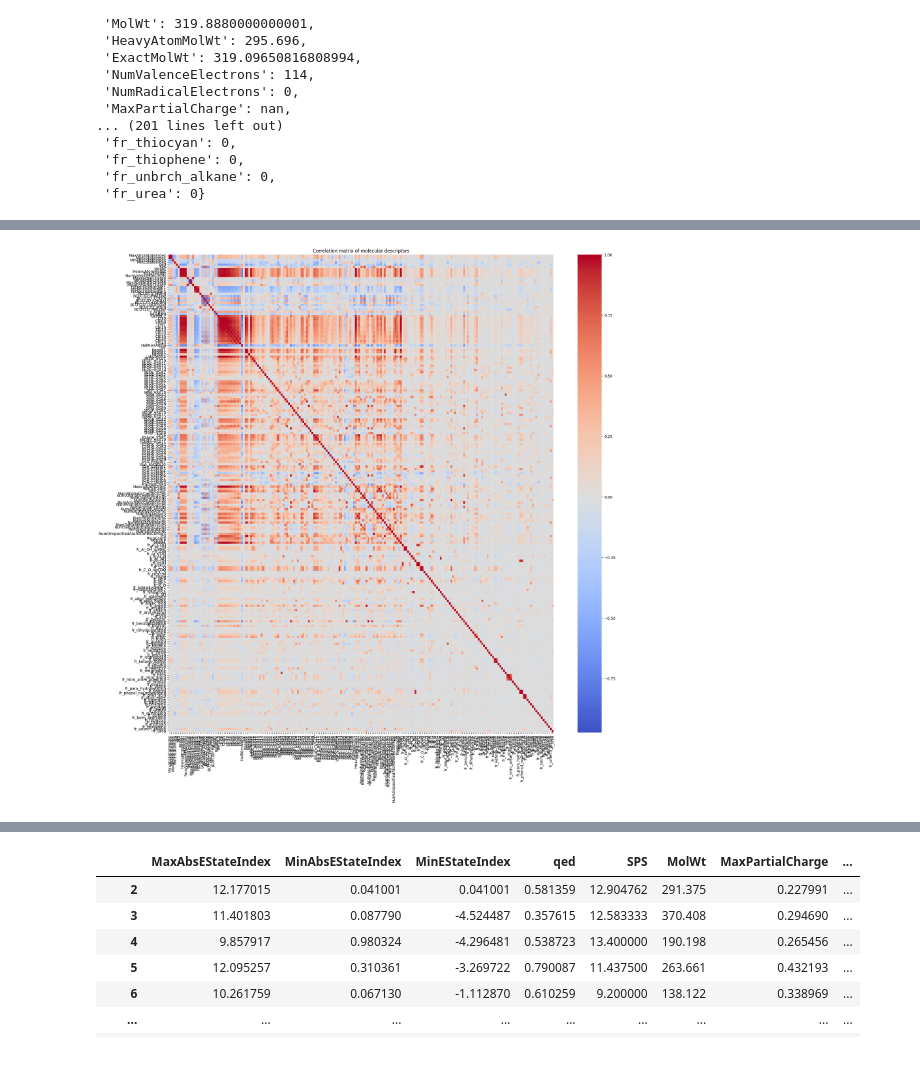
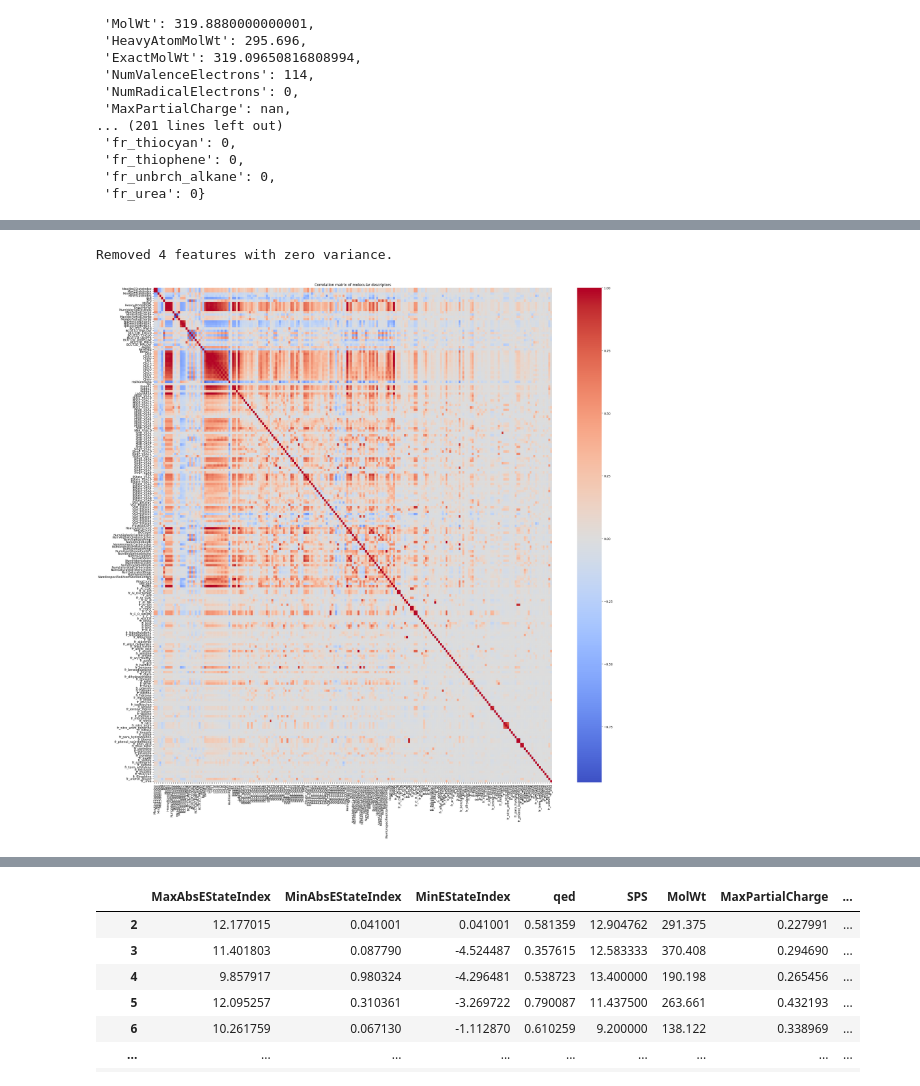
Before and after one commit to julianostermaier/cheminfo_project, a Jupyter notebook: hiv_classification.ipynb, the cells around one changed output, grey strips where cells are left out. Cells and saved outputs as stored; diff of their text form; code cells hidden in the pictures.

```diff
--- a/hiv_classification.ipynb
+++ b/hiv_classification.ipynb
@@ -158,6 +156,8 @@ Name: y, Length: 39456, dtype: int64
 # %%
-from sklearn.feature_selection import VarianceThreshold
 selector = VarianceThreshold(threshold=0.0)
 selector.fit(X)
 columns = selector.get_support(indices=True)
+print(f"Removed {X.shape[1] - len(columns)} features with zero variance.")
 X = X.iloc[:,columns]
+# %% [output]
+Removed 4 features with zero variance.
@@ -167,13 +164,14 @@ corr_matrix = X.corr()
 # %%
+# calculate correlation value of each pair of features
+corr_matrix = X.corr()
+
 # make a heatmap of the correlation matrix
-import seaborn as sns
-import matplotlib.pyplot as plt
-plt.figure(figsize=(23,23))
+plt.figure(figsize=(30,30))
 sns.heatmap(corr_matrix, cmap='coolwarm', center=0, xticklabels=X.columns, yticklabels=X.columns)
 plt.title('Correlation matrix of molecular descriptors')
 plt.show()
 # %% [output]
-[figure, old version]
+[figure, new version]
 # %%
 # Remove highly correlated features
 upper_tri = corr_matrix.where(np.triu(np.ones(corr_matrix.shape), k=1).astype(bool))
```
Also changed, not shown: parts of 40 cells of this notebook, 3 other files.
